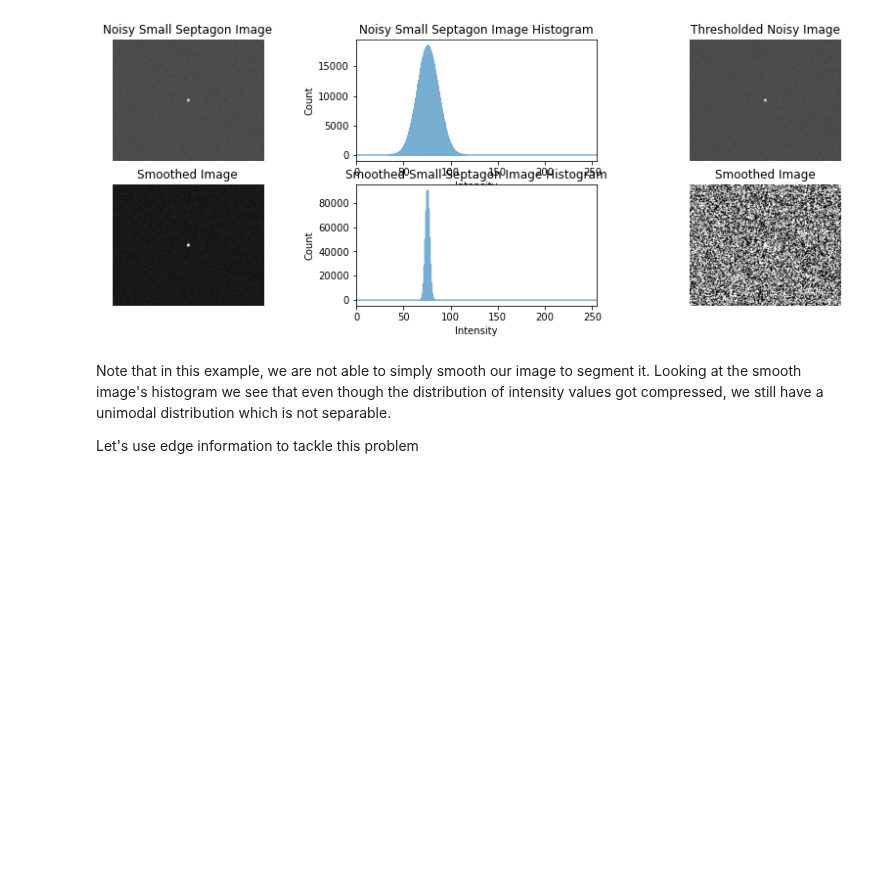
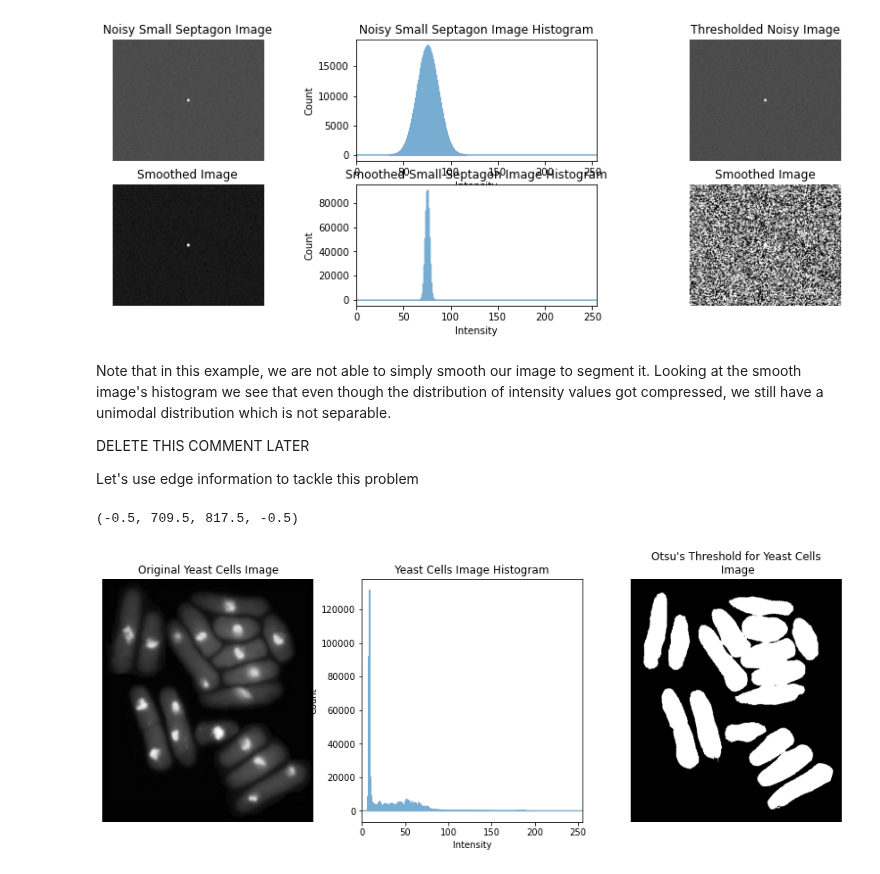
Before and after one commit to ecolon08/Digital-Image-Processing, a Jupyter notebook: Image_Segmentation/ec_dip_img_segm_01.ipynb, the cells around one changed output. Drawn from its saved outputs; the diff is of its cells as text; code cells hidden in the pictures; blank space fills up the shorter version.

Commit message:
Clean up threshold with edge information example

```diff
--- a/Image_Segmentation/ec_dip_img_segm_01.ipynb
+++ b/Image_Segmentation/ec_dip_img_segm_01.ipynb
@@ -1565,4 +1562,37 @@ Note that in this example, we are not able to simply smooth our image to segment
 histogram we see that even though the distribution of intensity values got compressed, we still have a unimodal
 distribution which is not separable.
 
+DELETE THIS COMMENT LATER
+
 Let's use edge information to tackle this problem
+# %%
+# load yeast cells image
+img_yeast = io.imread('./images/yeast_USC.tif')
+
+# compute the histogram of the original image
+yeast_hist, yeast_bins = np.histogram(img_yeast, bins=bins_to_use)
+
+# segment the image using Otsu's method directly
+img_yeast_direct_otsu = otsu_threshold_filter(img_yeast)
+
+# display the results
+# %%
+fig_yeast_1, ax_yeast_1 = plt.subplots(1, 3, figsize=(15, 5))
+ax_yeast_1 = ax_yeast_1.ravel()
+
+ax_yeast_1[0].imshow(img_yeast, cmap='gray')
+ax_yeast_1[0].set_title("Original Yeast Cells Image")
+ax_yeast_1[0].axis('off')
+
+ax_yeast_1[1].plot(yeast_bins[:-1], yeast_hist, alpha=0.6)
+ax_yeast_1[1].set_xlim([0, 255])
+ax_yeast_1[1].set_title("Yeast Cells Image Histogram")
+ax_yeast_1[1].set_xlabel("Intensity")
+ax_yeast_1[1].set_ylabel("Count")
+
+ax_yeast_1[2].imshow(img_yeast_direct_otsu, cmap='gray')
+ax_yeast_1[2].set_title("Otsu's Threshold for Yeast Cells\n Image")
+ax_yeast_1[2].axis('off')
+# %% [output]
+(-0.5, 709.5, 817.5, -0.5)
+[figure, added]
```
Also changed, not shown: parts of 9 cells of this notebook.
